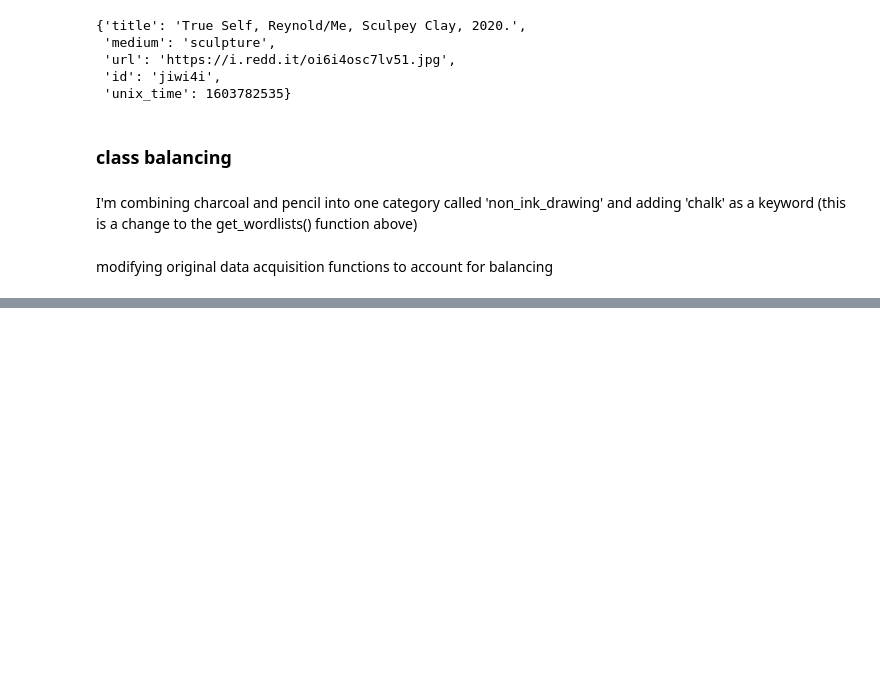
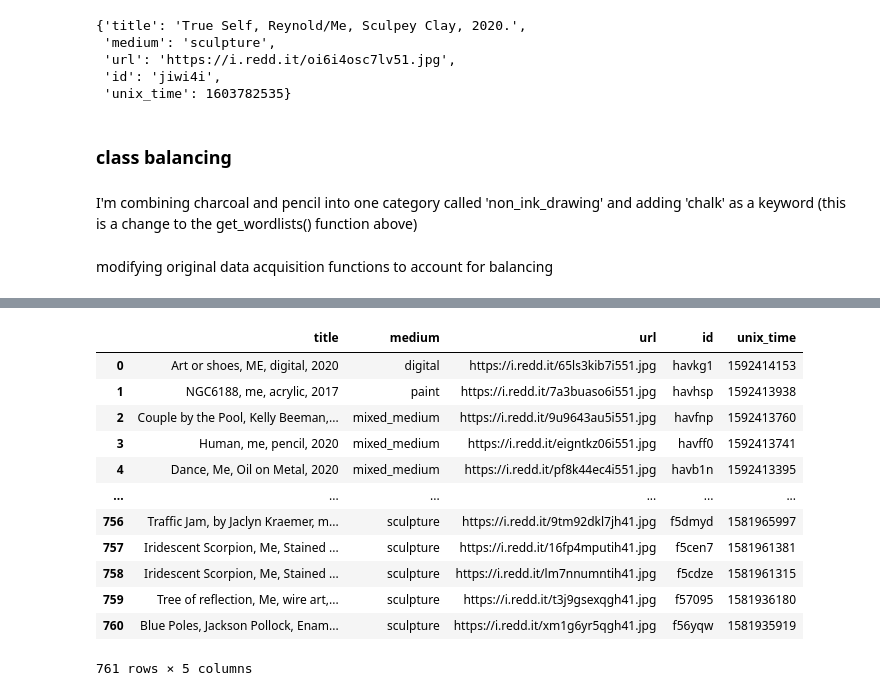
Before and after one commit to MWilliamson96/RedditArtClassifier, a Jupyter notebook: notebooks/exploratory/EDA_and_cleaning.ipynb, the cells around one changed output, grey strips where cells are left out. Saved outputs shown, nothing was run; the diff lists cells and outputs as text; code cells hidden in the pictures; blank space fills up the shorter version.

```diff
--- a/notebooks/exploratory/EDA_and_cleaning.ipynb
+++ b/notebooks/exploratory/EDA_and_cleaning.ipynb
@@ -388,0 +545,12 @@ Name: medium, dtype: int64
+# %%
+count = 0
+for post in new_posts_3_dict:
+    response = requests.get(post['url'])
+    file_name = f"{post['id']}.{post['url'][-3:]}"
+    file_path = data_path / 'initial_dump' / post['medium'] / file_name
+    if (count % 10) == 0:
+        print(f'writting file: {file_name} | {len(new_posts_3_dict) - count} images remaining')
+    file = open(str(file_path), "wb")
+    file.write(response.content)
+    file.close()
+    count += 1
@@ -388,0 +575,8 @@ Name: medium, dtype: int64
+# %%
+current_b = {}
+with os.scandir(train_path) as t_scan:
+    for class_name in t_scan:
+        if class_name.is_dir():
+            class_path = train_path / class_name.name
+            current_b[class_name.name] = len(list(os.listdir(class_path)))
+current_b
@@ -388,0 +594,7 @@ Name: medium, dtype: int64
+# %%
+num_new = 6000 - sum(list(current_b.values()))
+print(num_new)
+start_date = all_submissions_dict[-1]['unix_time']
+print(start_date)
+
+new_posts_4 = fetch_balanced_submissions(num_new, start_date, current_b)
@@ -388,0 +619,18 @@ Name: medium, dtype: int64
+# %%
+new_posts_4_dict = [make_post_dict(post) for post in new_posts_4]
+new_posts_4_df = pd.DataFrame(new_posts_4_dict)
+new_posts_4_df
+# %% [output]
+|  | title | medium | url | id | unix_time |
+| 0 | Art or shoes, ME, digital, 2020 | digital | https://i.redd.it/65ls3kib7i551.jpg | havkg1 | 1592414153 |
+| 1 | NGC6188, me, acrylic, 2017 | paint | https://i.redd.it/7a3buaso6i551.jpg | havhsp | 1592413938 |
+| 2 | Couple by the Pool, Kelly Beeman,... | mixed_medium | https://i.redd.it/9u9643au5i551.jpg | havfnp | 1592413760 |
+| 3 | Human, me, pencil, 2020 | mixed_medium | https://i.redd.it/eigntkz06i551.jpg | havff0 | 1592413741 |
+| 4 | Dance, Me, Oil on Metal, 2020 | mixed_medium | https://i.redd.it/pf8k44ec4i551.jpg | havb1n | 1592413395 |
+| ... | ... | ... | ... | ... | ... |
+| 756 | Traffic Jam, by Jaclyn Kraemer, m... | sculpture | https://i.redd.it/9tm92dkl7jh41.jpg | f5dmyd | 1581965997 |
+| 757 | Iridescent Scorpion, Me, Stained ... | sculpture | https://i.redd.it/16fp4mputih41.jpg | f5cen7 | 1581961381 |
+| 758 | Iridescent Scorpion, Me, Stained ... | sculpture | https://i.redd.it/lm7nnumntih41.jpg | f5cdze | 1581961315 |
+| 759 | Tree of reflection, Me, wire art,... | sculpture | https://i.redd.it/t3j9gsexqgh41.jpg | f57095 | 1581936180 |
+| 760 | Blue Poles, Jackson Pollock, Enam... | sculpture | https://i.redd.it/xm1g6yr5qgh41.jpg | f56yqw | 1581935919 |
+761 rows × 5 columns
```
Also changed, not shown: parts of 43 cells of this notebook, 3 other files.
